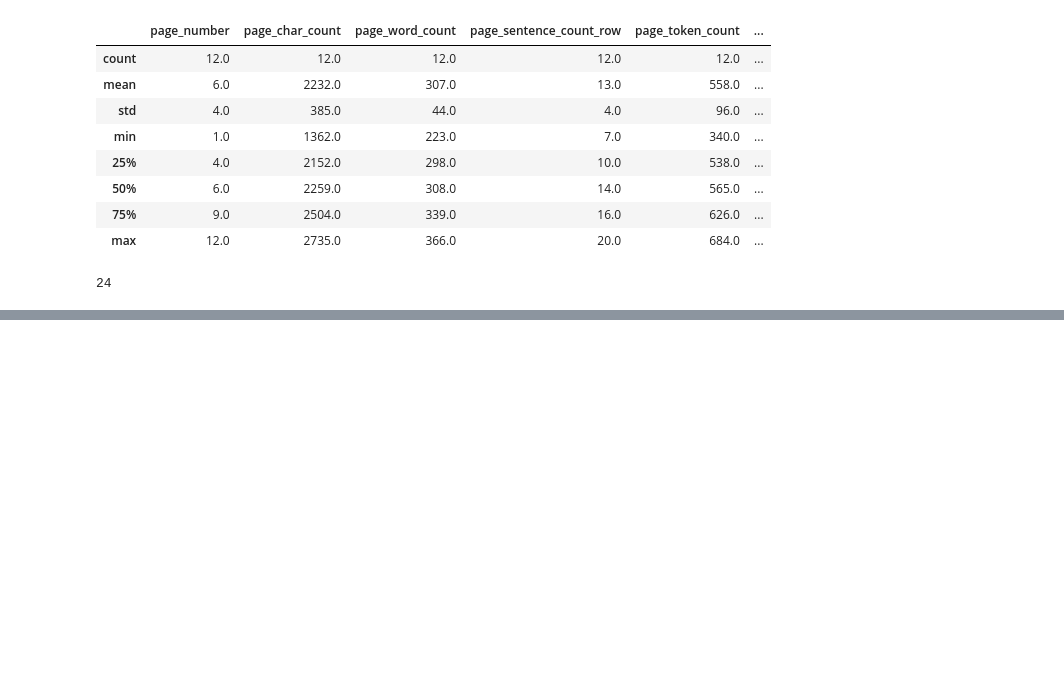
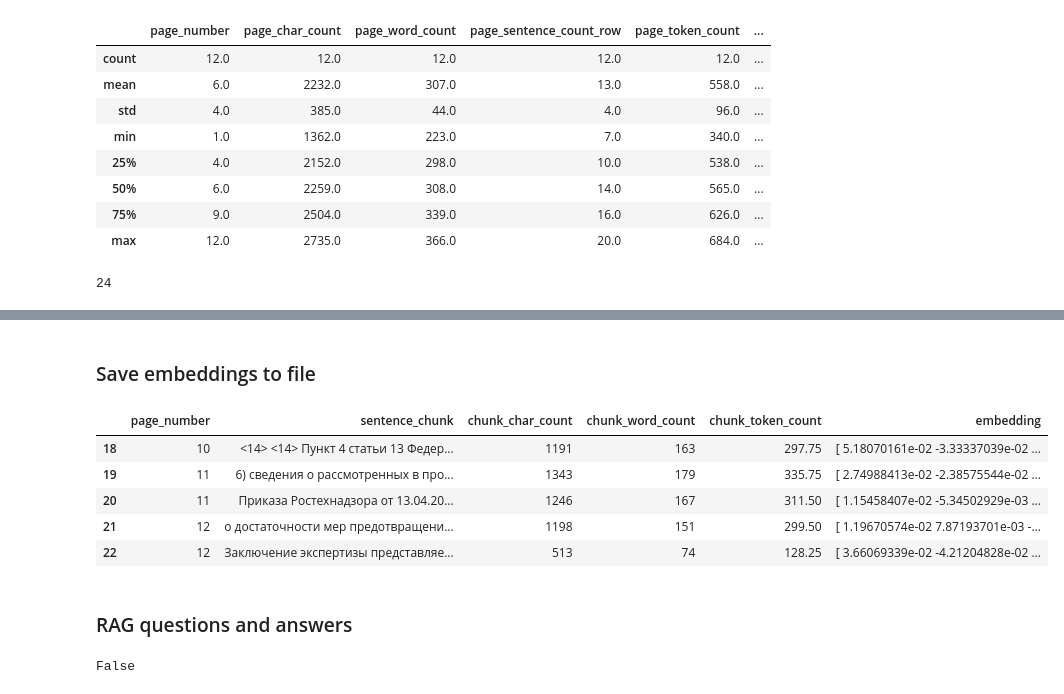
Before and after one commit to MamvotaTake/RAG-with-LLMs, a Jupyter notebook: RAG system.ipynb, the cells around one changed output, grey strips where cells are left out. Cells and saved outputs as stored; diff of their text form; code cells hidden in the pictures; blank space fills up the shorter version.

Commit message:
Data embedding

```diff
--- a/RAG system.ipynb
+++ b/RAG system.ipynb
@@ -302,0 +466,23 @@ ValueError: a must be greater than 0 unless no samples are taken
+# %% [markdown]
+### Save embeddings to file
+# %%
+text_chunks_embeddings_df = pd.DataFrame(pages_and_chunks_over_min_token_len)
+embeddings_df_save_path = "text_chunks_embeddings_df.csv"
+text_chunks_embeddings_df.to_csv(embeddings_df_save_path, index=False)
+# %%
+text_chunks_embeddings_df_load = pd.read_csv(embeddings_df_save_path)
+text_chunks_embeddings_df_load.tail()
+# %% [output]
+|  | page_number | sentence_chunk | chunk_char_count | chunk_word_count | chunk_token_count | embedding |
+| 18 | 10 | <14> <14> Пункт 4 статьи 13 Федер... | 1191 | 163 | 297.75 | [ 5.18070161e-02 -3.33337039e-02 ... |
+| 19 | 11 | 6) сведения о рассмотренных в про... | 1343 | 179 | 335.75 | [ 2.74988413e-02 -2.38575544e-02 ... |
+| 20 | 11 | Приказа Ростехнадзора от 13.04.20... | 1246 | 167 | 311.50 | [ 1.15458407e-02 -5.34502929e-03 ... |
+| 21 | 12 | о достаточности мер предотвращени... | 1198 | 151 | 299.50 | [ 1.19670574e-02 7.87193701e-03 -... |
+| 22 | 12 | Заключение экспертизы представляе... | 513 | 74 | 128.25 | [ 3.66069339e-02 -4.21204828e-02 ... |
+# %% [markdown]
+### RAG questions and answers
+# %%
+import torch
+torch.cuda.is_available()
+# %% [output]
+False
```
Also changed, not shown: parts of 19 cells of this notebook, 1 other file.
